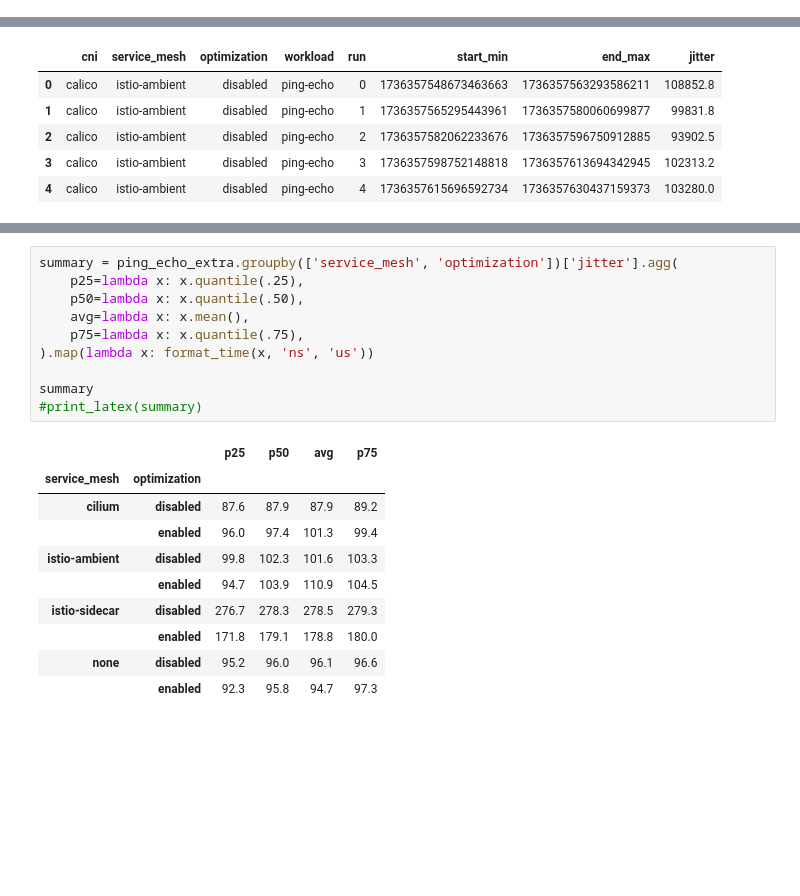
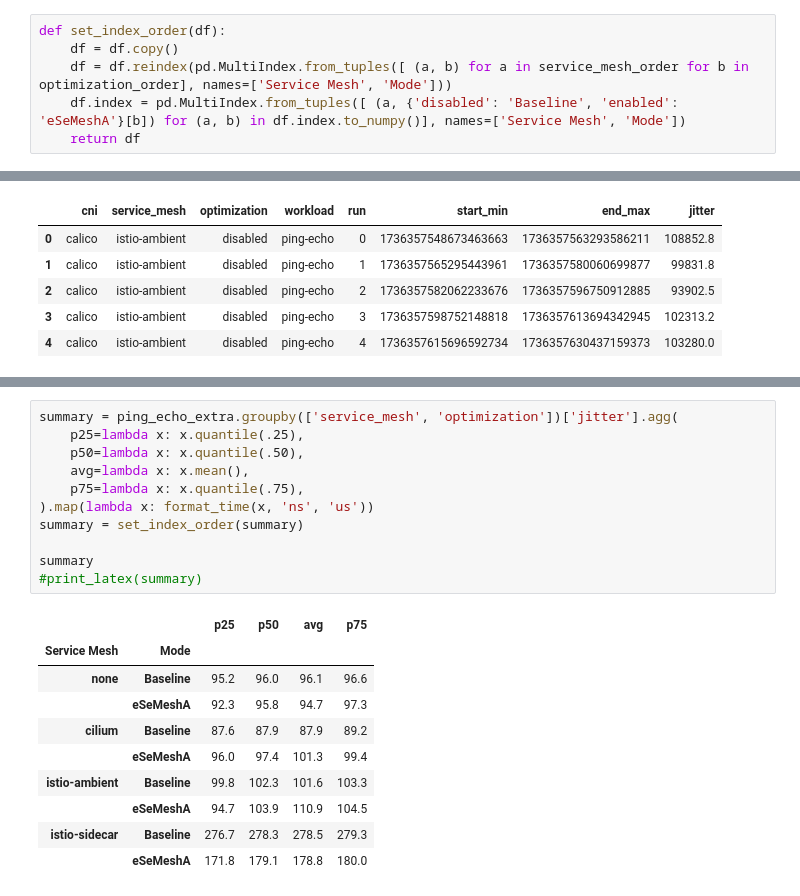
Before and after one commit to arthursimas1/mesh-fastpath, a Jupyter notebook: graphs/data-analysis.ipynb, the cells around one changed output, grey strips where cells are left out. Saved outputs shown, nothing was run; the diff lists cells and outputs as text; blank space fills up the shorter version.

```diff
--- a/graphs/data-analysis.ipynb
+++ b/graphs/data-analysis.ipynb
@@ -15,6 +19,12 @@ random.seed(42)
 # set fixed order of elements in graphs
 optimization_order = ['disabled', 'enabled']
 service_mesh_order = ['none', 'cilium', 'istio-ambient', 'istio-sidecar']
+# %%
+def set_index_order(df):
+    df = df.copy()
+    df = df.reindex(pd.MultiIndex.from_tuples([ (a, b) for a in service_mesh_order for b in optimization_order], names=['Service Mesh', 'Mode']))
+    df.index = pd.MultiIndex.from_tuples([ (a, {'disabled': 'Baseline', 'enabled': 'eSeMeshA'}[b]) for (a, b) in df.index.to_numpy()], names=['Service Mesh', 'Mode'])
+    return df
 # %%
 def update_legend(g, mapping):
     for text in g.get_legend().get_texts():
@@ -458,24 +499,25 @@ g.figure.savefig('ping-echo-barplot-latency.svg', bbox_inches='tight')
 # %%
 summary = ping_echo_extra.groupby(['service_mesh', 'optimization'])['jitter'].agg(
     p25=lambda x: x.quantile(.25),
     p50=lambda x: x.quantile(.50),
     avg=lambda x: x.mean(),
     p75=lambda x: x.quantile(.75),
 ).map(lambda x: format_time(x, 'ns', 'us'))
+summary = set_index_order(summary)
 
 summary
 #print_latex(summary)
 # %% [output]
 |  |  | p25 | p50 | avg | p75 |
-| service_mesh | optimization |  |  |  |  |
-| cilium | disabled | 87.6 | 87.9 | 87.9 | 89.2 |
-|  | enabled | 96.0 | 97.4 | 101.3 | 99.4 |
-| istio-ambient | disabled | 99.8 | 102.3 | 101.6 | 103.3 |
-|  | enabled | 94.7 | 103.9 | 110.9 | 104.5 |
-| istio-sidecar | disabled | 276.7 | 278.3 | 278.5 | 279.3 |
-|  | enabled | 171.8 | 179.1 | 178.8 | 180.0 |
-| none | disabled | 95.2 | 96.0 | 96.1 | 96.6 |
-|  | enabled | 92.3 | 95.8 | 94.7 | 97.3 |
+| Service Mesh | Mode |  |  |  |  |
+| none | Baseline | 95.2 | 96.0 | 96.1 | 96.6 |
+|  | eSeMeshA | 92.3 | 95.8 | 94.7 | 97.3 |
+| cilium | Baseline | 87.6 | 87.9 | 87.9 | 89.2 |
+|  | eSeMeshA | 96.0 | 97.4 | 101.3 | 99.4 |
+| istio-ambient | Baseline | 99.8 | 102.3 | 101.6 | 103.3 |
+|  | eSeMeshA | 94.7 | 103.9 | 110.9 | 104.5 |
+| istio-sidecar | Baseline | 276.7 | 278.3 | 278.5 | 279.3 |
+|  | eSeMeshA | 171.8 | 179.1 | 178.8 | 180.0 |
 # %%
 g = sns.barplot(data=ping_echo_extra, y='jitter', x='service_mesh', hue='optimization', order=service_mesh_order, hue_order=optimization_order)
 
```
Also changed, not shown: parts of 21 cells of this notebook, 5 other files.
